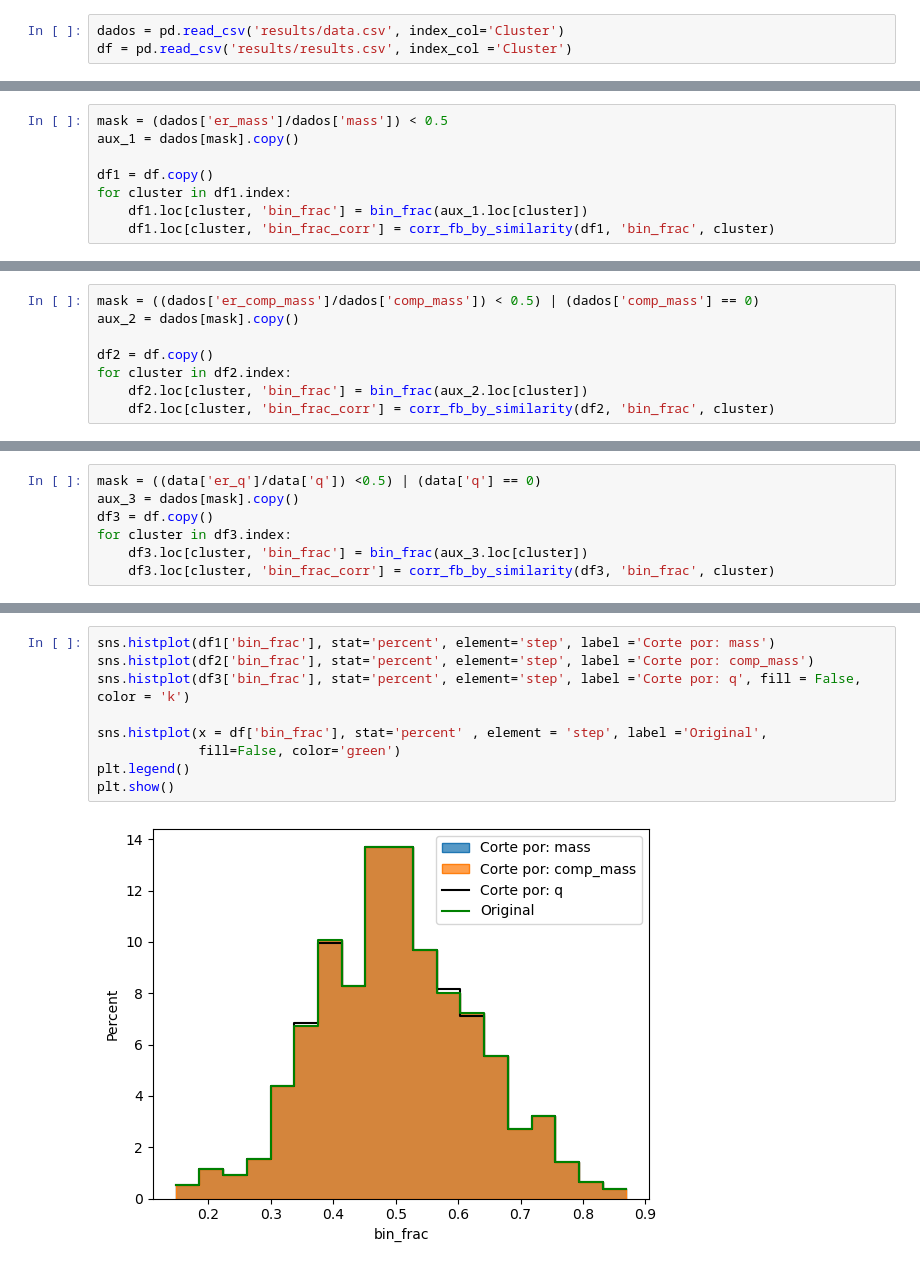
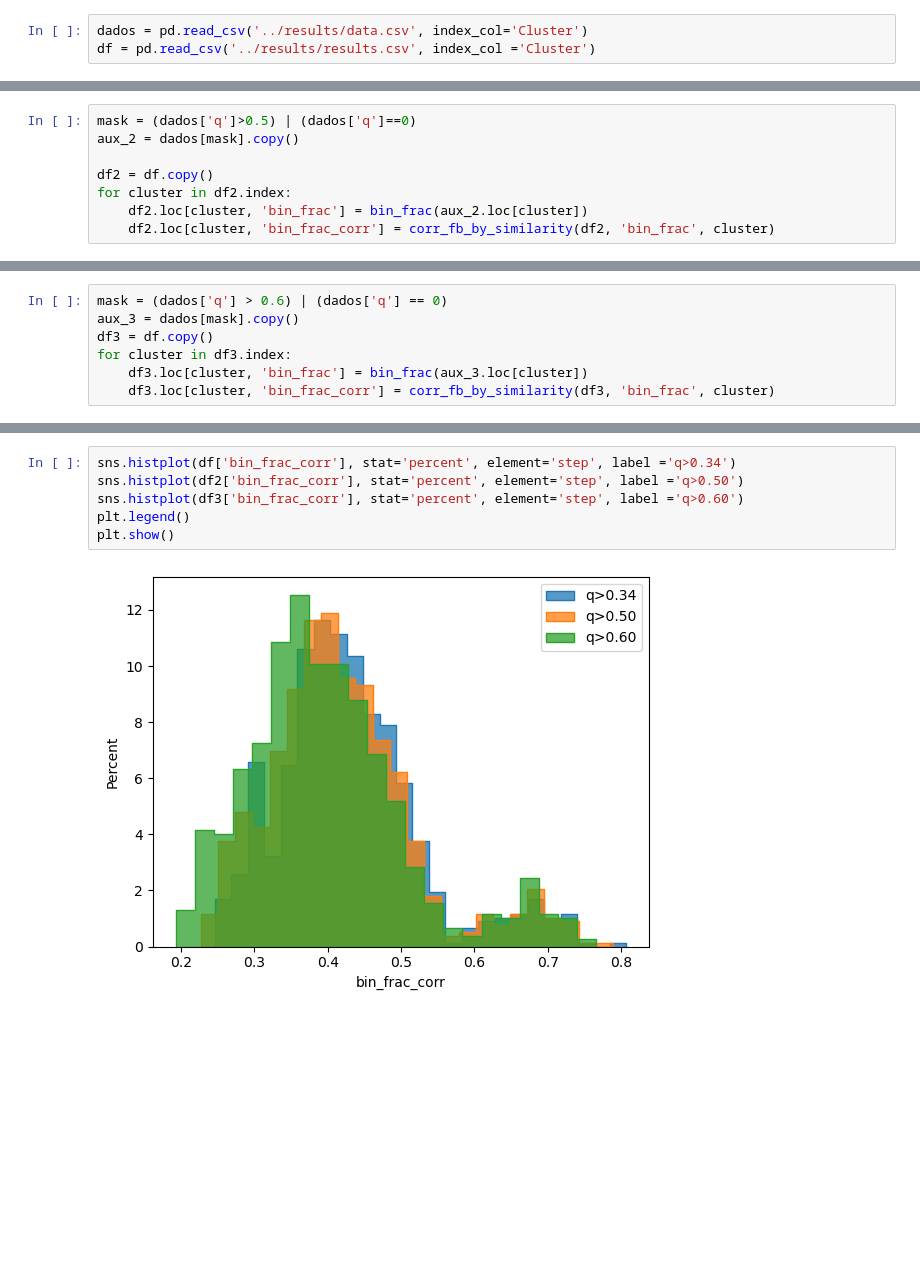
Before and after one commit to RuanPH26/stellar_multiplicity_in_open_clusters, a Jupyter notebook: Notebooks/selection_effect.ipynb, the cells around one changed output, grey strips where cells are left out. Saved outputs shown, nothing was run; the diff lists cells and outputs as text; blank space fills up the shorter version.

```diff
--- a/Notebooks/selection_effect.ipynb
+++ b/Notebooks/selection_effect.ipynb
@@ -10,3 +16,3 @@ warnings.filterwarnings('ignore')
 # %%
-dados = pd.read_csv('results/data.csv', index_col='Cluster')
-df = pd.read_csv('results/results.csv', index_col ='Cluster')
+dados = pd.read_csv('../results/data.csv', index_col='Cluster')
+df = pd.read_csv('../results/results.csv', index_col ='Cluster')
@@ -32,8 +20,0 @@ dados
-# %%
-mask = (dados['er_mass']/dados['mass']) < 0.5
-aux_1 = dados[mask].copy()
-
-df1 = df.copy()
-for cluster in df1.index:
-    df1.loc[cluster, 'bin_frac'] = bin_frac(aux_1.loc[cluster])
-    df1.loc[cluster, 'bin_frac_corr'] = corr_fb_by_similarity(df1, 'bin_frac', cluster)
@@ -148,5 +120,5 @@ plt.show()
 # %%
-mask = ((dados['er_comp_mass']/dados['comp_mass']) < 0.5) | (dados['comp_mass'] == 0)
+mask = (dados['q']>0.5) | (dados['q']==0)
 aux_2 = dados[mask].copy()
 
 df2 = df.copy()
@@ -262,5 +228,5 @@ plt.show()
 # %%
-mask = ((data['er_q']/data['q']) <0.5) | (data['q'] == 0)
+mask = (dados['q'] > 0.6) | (dados['q'] == 0)
 aux_3 = dados[mask].copy()
 df3 = df.copy()
 for cluster in df3.index:
@@ -385,11 +335,8 @@ plt.show()
 # %%
-sns.histplot(df1['bin_frac'], stat='percent', element='step', label ='Corte por: mass')
-sns.histplot(df2['bin_frac'], stat='percent', element='step', label ='Corte por: comp_mass')
-sns.histplot(df3['bin_frac'], stat='percent', element='step', label ='Corte por: q', fill = False, color = 'k')
-
-sns.histplot(x = df['bin_frac'], stat='percent' , element = 'step', label ='Original',
-             fill=False, color='green')
+sns.histplot(df['bin_frac_corr'], stat='percent', element='step', label ='q>0.34')
+sns.histplot(df2['bin_frac_corr'], stat='percent', element='step', label ='q>0.50')
+sns.histplot(df3['bin_frac_corr'], stat='percent', element='step', label ='q>0.60')
 plt.legend()
 plt.show()
 # %% [output]
-[figure, old version]
+[figure, new version]
```
Also changed, not shown: parts of 29 cells of this notebook, 4 other files.
